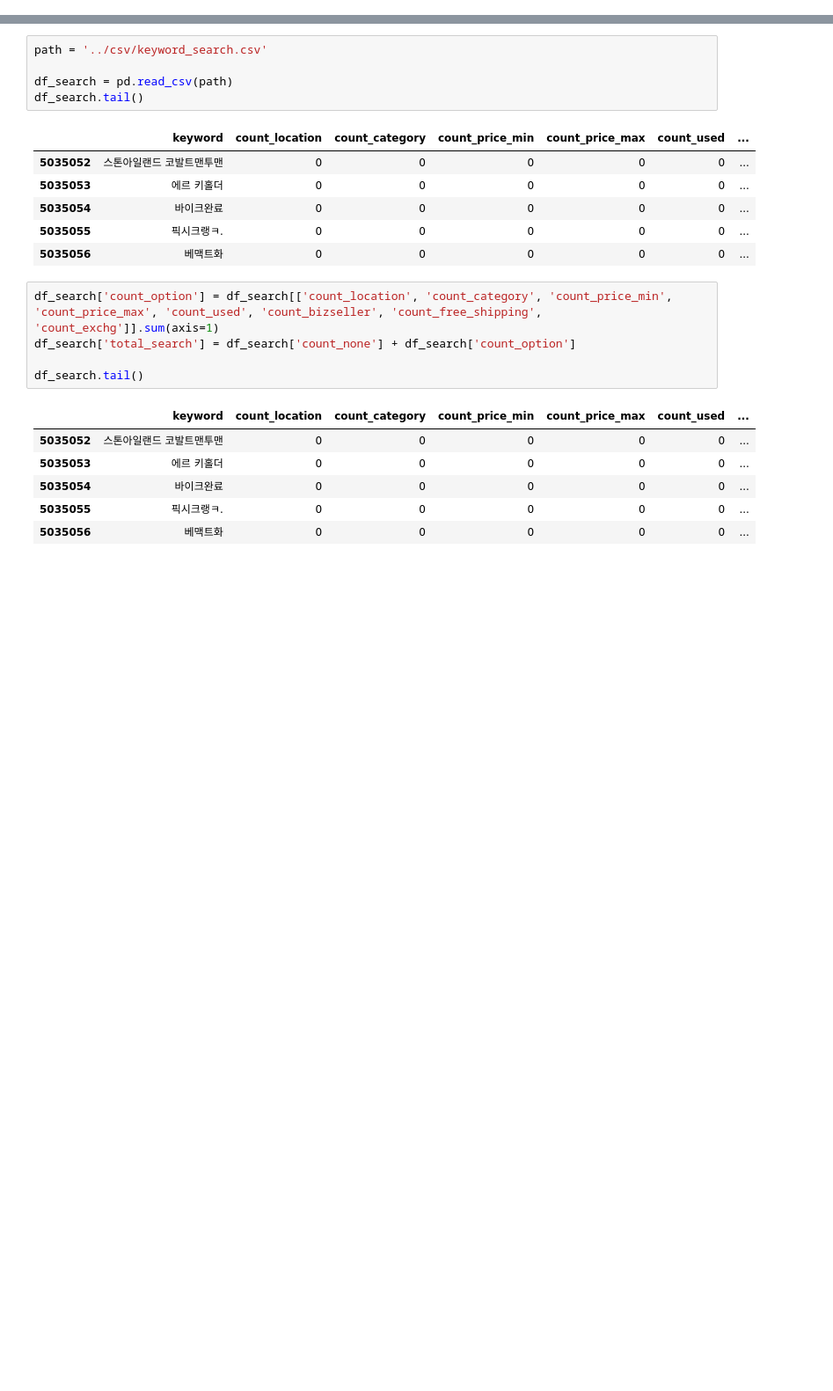
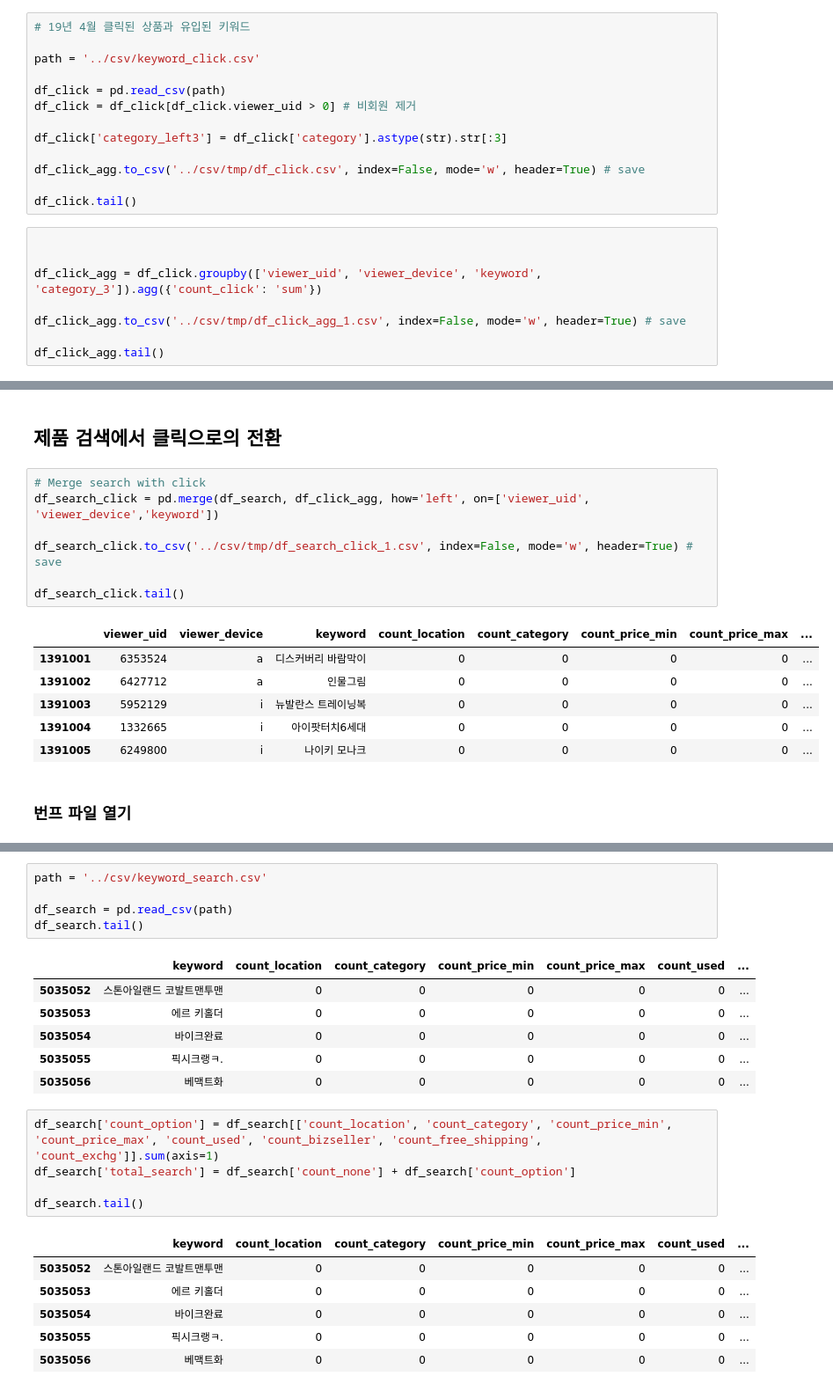
Before and after one commit to kiyoja07/python-bunjang, a Jupyter notebook: data-analysis/jupyter/search_to_click.ipynb, the cells around one changed output, grey strips where cells are left out. Shown: that part at 88% size. Saved outputs shown, nothing was run; the diff lists cells and outputs as text; blank space fills up the shorter version.

```diff
--- a/data-analysis/jupyter/Untitled.ipynb
+++ b/data-analysis/jupyter/search_to_click.ipynb
@@ -3,0 +42,21 @@ import numpy as np
+# %%
+# 19년 4월 클릭된 상품과 유입된 키워드
+
+path = '../csv/keyword_click.csv'
+
+df_click = pd.read_csv(path)
+df_click = df_click[df_click.viewer_uid > 0] # 비회원 제거
+
+df_click['category_left3'] = df_click['category'].astype(str).str[:3]
+
+df_click_agg.to_csv('../csv/tmp/df_click.csv', index=False, mode='w', header=True) # save
+
+df_click.tail()
+# %%
+
+
+df_click_agg = df_click.groupby(['viewer_uid', 'viewer_device', 'keyword', 'category_3']).agg({'count_click': 'sum'})
+
+df_click_agg.to_csv('../csv/tmp/df_click_agg_1.csv', index=False, mode='w', header=True) # save
+
+df_click_agg.tail()
@@ -3,0 +80,18 @@ import numpy as np
+# %% [markdown]
+## 제품 검색에서 클릭으로의 전환
+# %%
+# Merge search with click
+df_search_click = pd.merge(df_search, df_click_agg, how='left', on=['viewer_uid', 'viewer_device','keyword'])
+
+df_search_click.to_csv('../csv/tmp/df_search_click_1.csv', index=False, mode='w', header=True) # save
+
+df_search_click.tail()
+# %% [output]
+|  | viewer_uid | viewer_device | keyword | count_location | count_category | count_price_min | count_price_max | ... |
+| 1391001 | 6353524 | a | 디스커버리 바람막이 | 0 | 0 | 0 | 0 | ... |
+| 1391002 | 6427712 | a | 인물그림 | 0 | 0 | 0 | 0 | ... |
+| 1391003 | 5952129 | i | 뉴발란스 트레이닝복 | 0 | 0 | 0 | 0 | ... |
+| 1391004 | 1332665 | i | 아이팟터치6세대 | 0 | 0 | 0 | 0 | ... |
+| 1391005 | 6249800 | i | 나이키 모나크 | 0 | 0 | 0 | 0 | ... |
+# %% [markdown]
+### 번프 파일 열기
```
Also changed, not shown: parts of 11 cells of this notebook, 11 other files.
